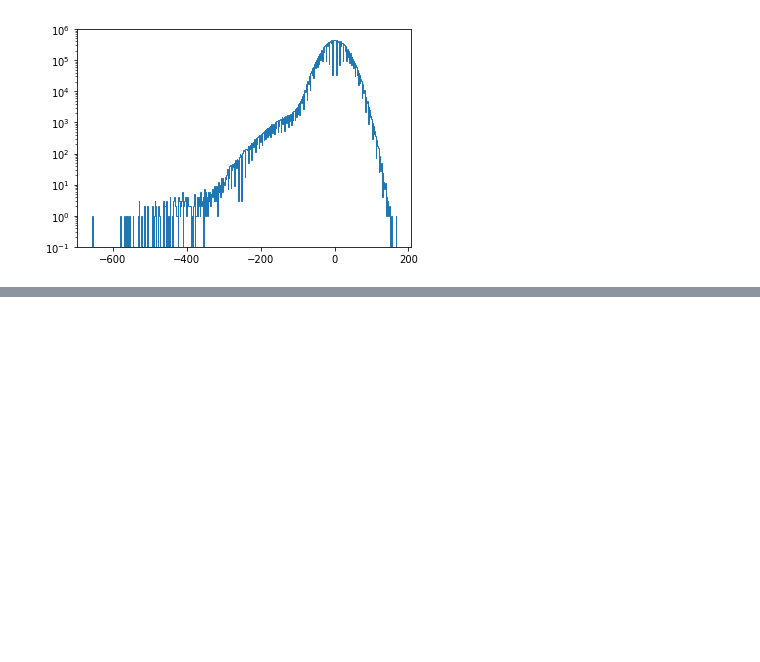
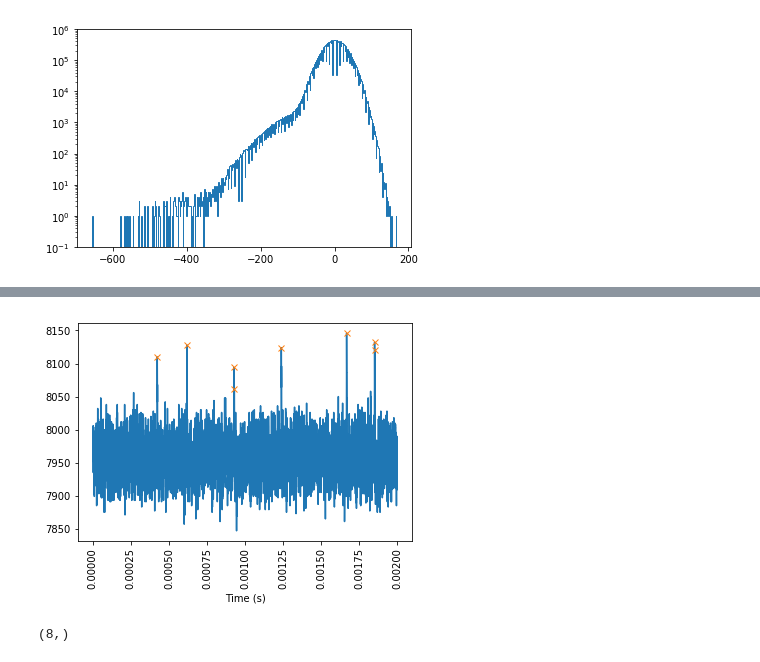
Before and after one commit to syedm101/photon-counting, a Jupyter notebook: Heralding Ratio.ipynb, the cells around one changed output, grey strips where cells are left out. Saved outputs shown, nothing was run; the diff lists cells and outputs as text; code cells hidden in the pictures; blank space fills up the shorter version.

```diff
--- a/Heralding Ratio.ipynb
+++ b/Heralding Ratio.ipynb
@@ -56,0 +105,21 @@ plt.show()
+# %%
+xsmp = x1[:10000]
+ysmp = y1[:10000]
+#plt.plot(xsmp,ysmp)
+#plt.show()
+# %%
+peaks, _ = find_peaks(ysmp, height=8060,distance=10) #peaks are the x indices
+
+# plot graph with detected peaks over it
+plt.plot(xsmp,ysmp)
+plt.plot(xsmp[peaks], ysmp[peaks], "x")
+
+#formatting
+plt.xticks(rotation='vertical')
+#plt.ticklabel_format(style='sci', axis='x', scilimits=(0,0))
+plt.xlabel("Time (s)")
+plt.show()
+peaks.shape
+# %% [output]
+[figure, added]
+(8,)
```
Also changed, not shown: parts of 23 cells of this notebook.
